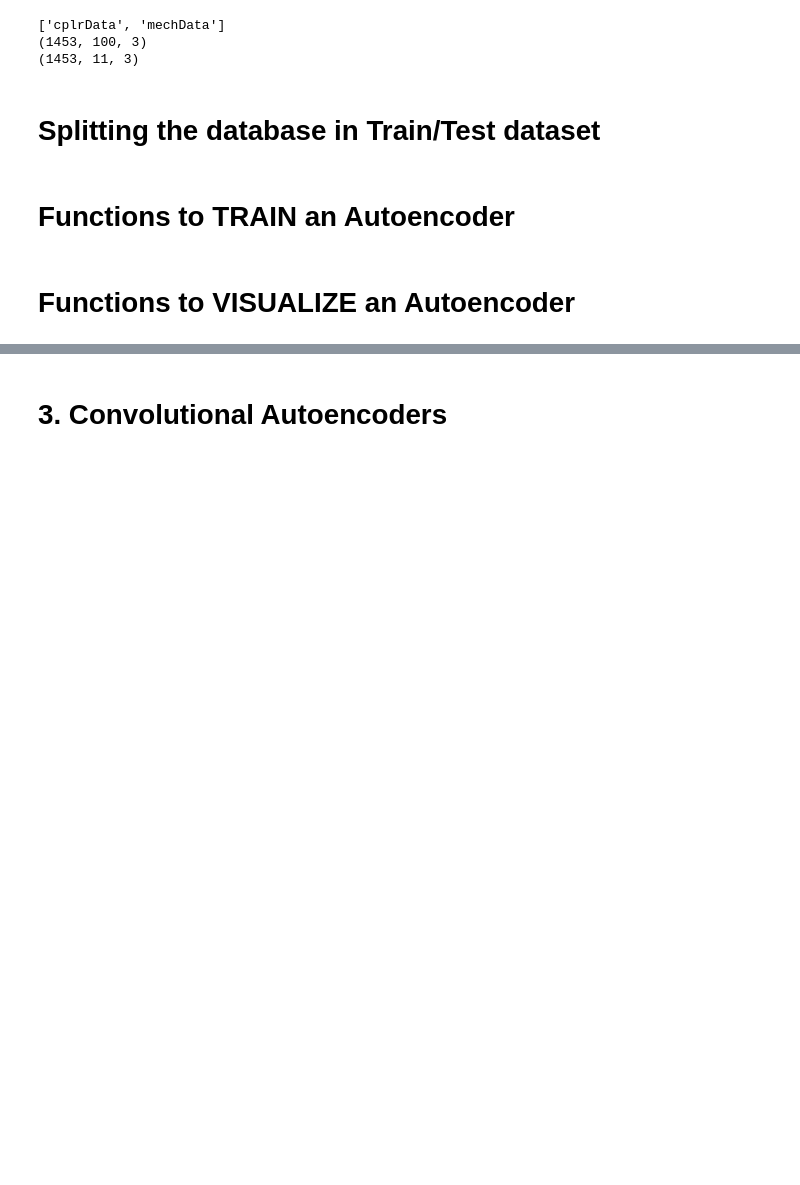
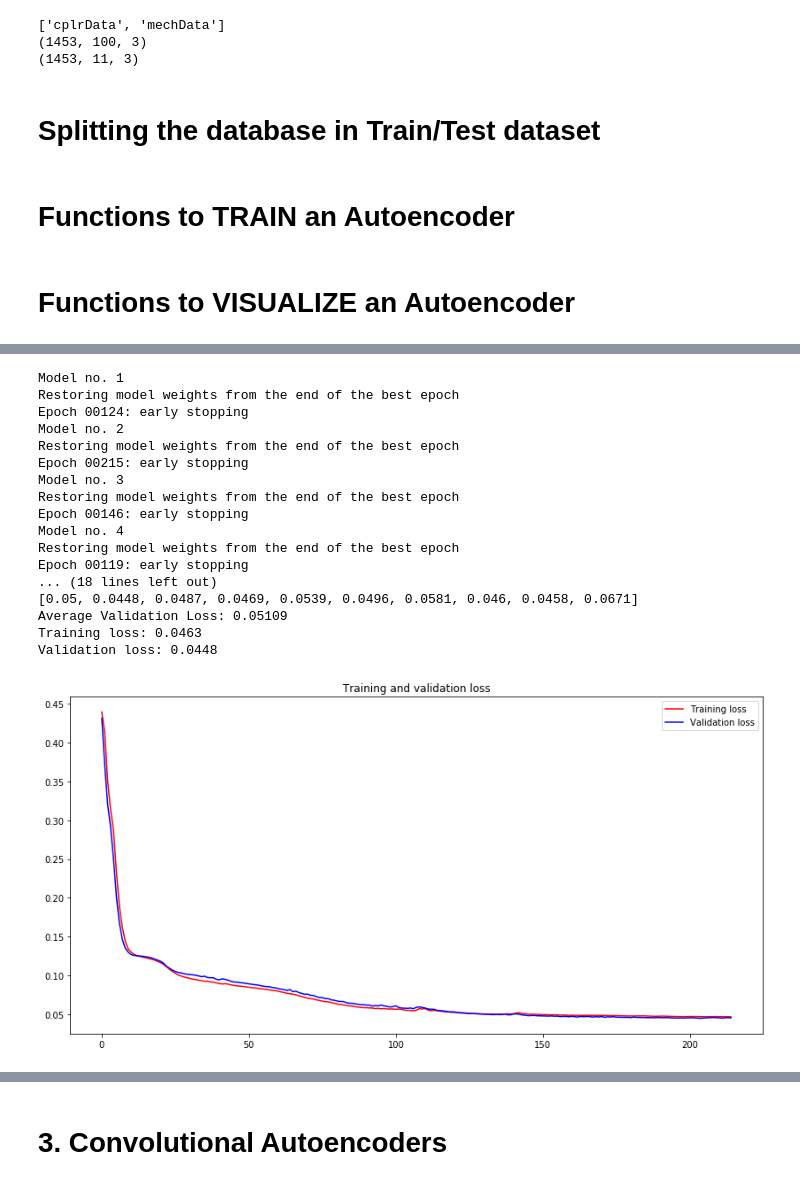
Before and after one commit to ssharma1991/5ss-platform-path-synthesis, a Jupyter notebook: Simulation Code/2. Autoencoder/Convolution Autoencoder.ipynb, the cells around one changed output, grey strips where cells are left out. Drawn from its saved outputs; the diff is of its cells as text; code cells hidden in the pictures; blank space fills up the shorter version.

```diff
--- a/Simulation Code/2. Autoencoder/Convolution Autoencoder.ipynb
+++ b/Simulation Code/2. Autoencoder/Convolution Autoencoder.ipynb
@@ -204,0 +241,48 @@ def b_spline_interpolation(inp_pts, out_n):
+# %%
+def autoEncoderRZ3():
+    inp_curve=Input(shape=(100,3,))
+
+    # Encoding
+    x=Flatten()(inp_curve)
+    x=Dense(100, activation='relu')(x)
+    x=Dense(30, activation='relu')(x)
+    x=Dense(20, activation='relu')(x)
+    x=Dense(10, activation='relu')(x)
+    encoded=Dense(3, activation='relu',activity_regularizer=regularizers.l1(10e-7))(x)
+
+    # Decoding
+    x=Dense(10, activation='relu')(encoded)
+    x=Dense(20, activation='relu')(x)
+    x=Dense(30, activation='relu')(x)
+    x=Dense(100, activation='relu')(x)
+    x=Dense(300)(x)
+    decoded=Reshape((100, 3))(x)
+
+
+    autoencoder = Model(inp_curve, decoded)
+    encoder = Model(inp_curve, encoded)
+
+    return autoencoder, encoder
+
+#resetRNG(0)
+AE,E,train_data =AE_analysis(autoEncoderRZ3, 10, x_train, x_test, filename='RZ3')
+visualize_AE(AE, train_data, x_test)
+# %% [output]
+Model no. 1
+Restoring model weights from the end of the best epoch
+Epoch 00124: early stopping
+Model no. 2
+Restoring model weights from the end of the best epoch
+Epoch 00215: early stopping
+Model no. 3
+Restoring model weights from the end of the best epoch
+Epoch 00146: early stopping
+Model no. 4
+Restoring model weights from the end of the best epoch
+Epoch 00119: early stopping
+... (18 lines left out)
+[0.05, 0.0448, 0.0487, 0.0469, 0.0539, 0.0496, 0.0581, 0.046, 0.0458, 0.0671]
+Average Validation Loss: 0.05109
+Training loss: 0.0463
+Validation loss: 0.0448
+[figure, added]
```
Also changed, not shown: parts of 19 cells of this notebook, 1 other file.
